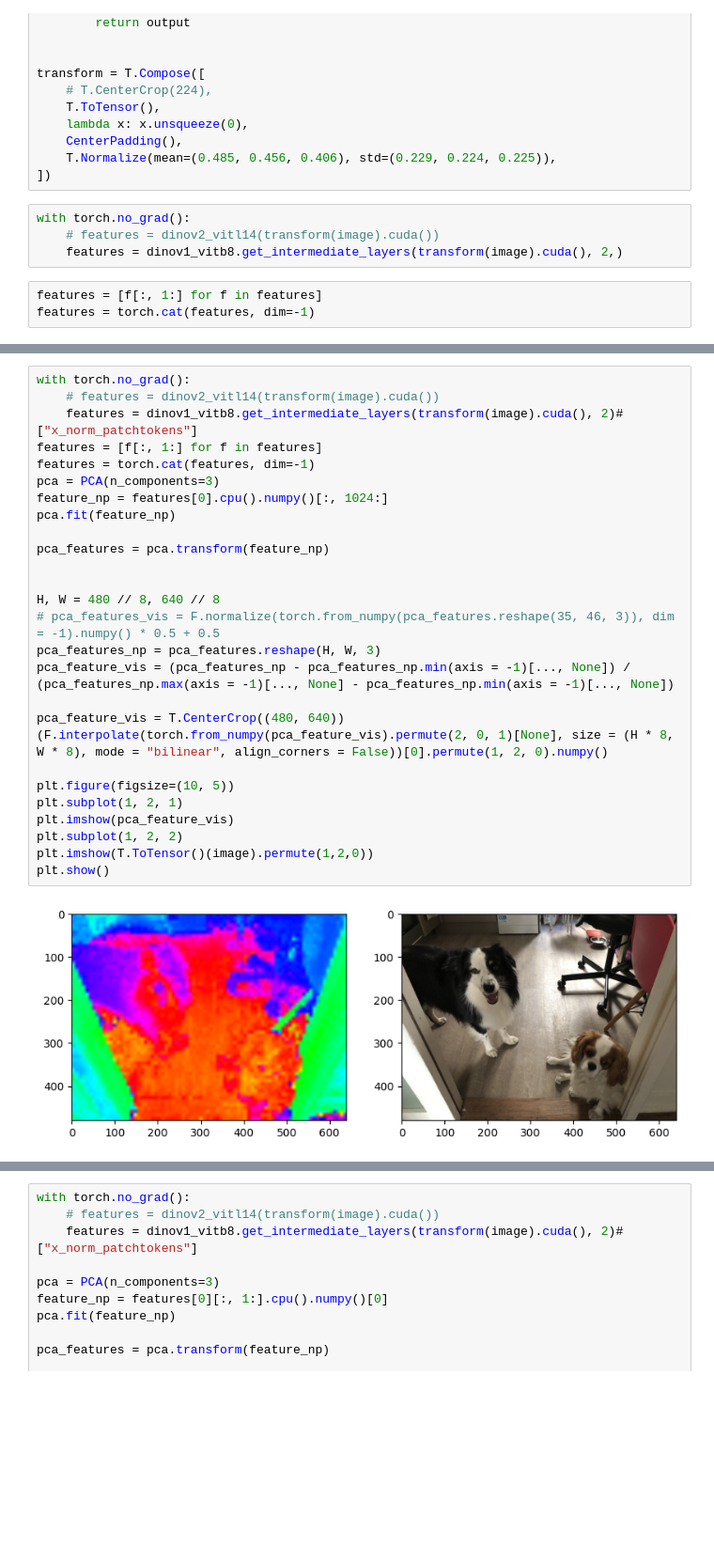
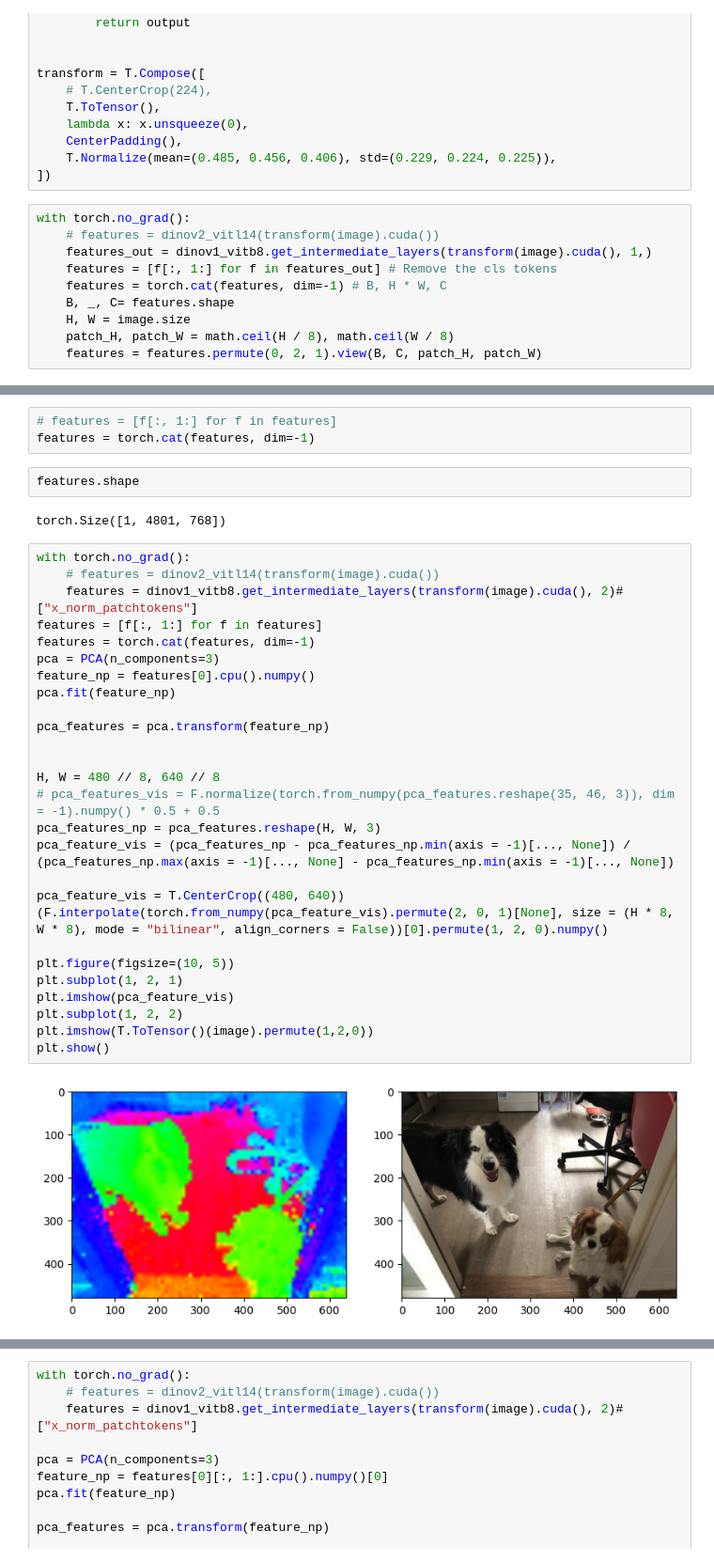
Before and after one commit to michalsr/dino_sam, a Jupyter notebook: dino_v1_feature_extraction.ipynb, the cells around one changed output, grey strips where cells are left out. Shown at 94% size. Drawn from its saved outputs; the diff is of its cells as text; blank space fills up the shorter version.

Commit message:
fix bug in dinov1 extraction add a visualization notebook for dino v1 v2 pkl file

```diff
--- a/dino_v1_feature_extraction.ipynb
+++ b/dino_v1_feature_extraction.ipynb
@@ -96,13 +95,16 @@ transform = T.Compose([
     CenterPadding(),
     T.Normalize(mean=(0.485, 0.456, 0.406), std=(0.229, 0.224, 0.225)),
 ])
-# %%
-with torch.no_grad():
-    # features = dinov2_vitl14(transform(image).cuda())
-    features = dinov1_vitb8.get_intermediate_layers(transform(image).cuda(), 2,)
-# %%
-features = [f[:, 1:] for f in features]
-features = torch.cat(features, dim=-1)
+# %%
+with torch.no_grad():
+    # features = dinov2_vitl14(transform(image).cuda())
+    features_out = dinov1_vitb8.get_intermediate_layers(transform(image).cuda(), 1,)
+    features = [f[:, 1:] for f in features_out] # Remove the cls tokens
+    features = torch.cat(features, dim=-1) # B, H * W, C
+    B, _, C= features.shape
+    H, W = image.size
+    patch_H, patch_W = math.ceil(H / 8), math.ceil(W / 8)
+    features = features.permute(0, 2, 1).view(B, C, patch_H, patch_W)
 # %%
 features.shape
 # %% [output]
@@ -110,28 +112,35 @@ torch.Size([1, 4800, 1536])
+# %%
+# features = [f[:, 1:] for f in features]
+features = torch.cat(features, dim=-1)
+# %%
+features.shape
+# %% [output]
+torch.Size([1, 4801, 768])
 # %%
 with torch.no_grad():
     # features = dinov2_vitl14(transform(image).cuda())
     features = dinov1_vitb8.get_intermediate_layers(transform(image).cuda(), 2)#["x_norm_patchtokens"]
 features = [f[:, 1:] for f in features]
 features = torch.cat(features, dim=-1)
 pca = PCA(n_components=3)
-feature_np = features[0].cpu().numpy()[:, 1024:]
+feature_np = features[0].cpu().numpy()
 pca.fit(feature_np)
 
 pca_features = pca.transform(feature_np)
 
 
 H, W = 480 // 8, 640 // 8
 # pca_features_vis = F.normalize(torch.from_numpy(pca_features.reshape(35, 46, 3)), dim = -1).numpy() * 0.5 + 0.5
 pca_features_np = pca_features.reshape(H, W, 3)
 pca_feature_vis = (pca_features_np - pca_features_np.min(axis = -1)[..., None]) / (pca_features_np.max(axis = -1)[..., None] - pca_features_np.min(axis = -1)[..., None])
 
 pca_feature_vis = T.CenterCrop((480, 640)) (F.interpolate(torch.from_numpy(pca_feature_vis).permute(2, 0, 1)[None], size = (H * 8, W * 8), mode = "bilinear", align_corners = False))[0].permute(1, 2, 0).numpy()
 
 plt.figure(figsize=(10, 5))
 plt.subplot(1, 2, 1)
 plt.imshow(pca_feature_vis)
 plt.subplot(1, 2, 2)
 plt.imshow(T.ToTensor()(image).permute(1,2,0))
 plt.show()
 # %% [output]
-[figure, old version]
+[figure, new version]
```
Also changed, not shown: parts of 4 cells of this notebook, 6 other files.
